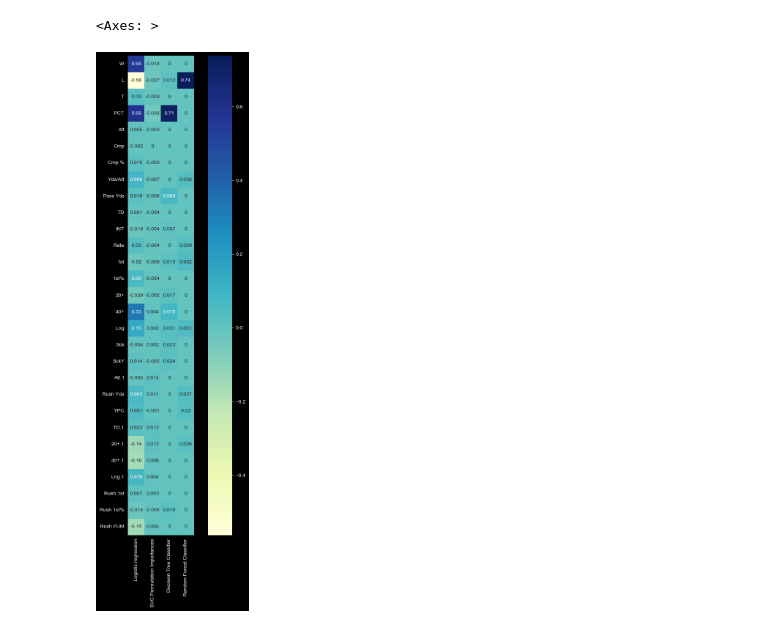
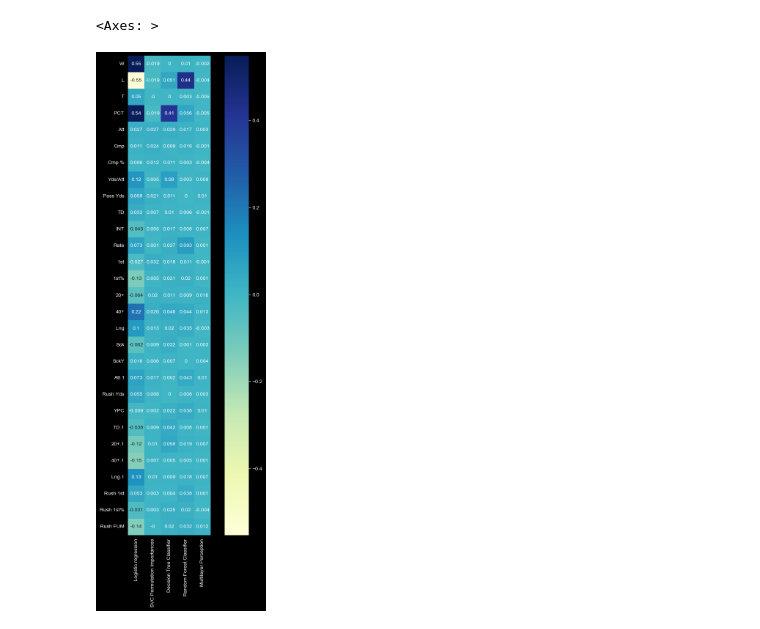
Before and after one commit to andrewtsteves/Championship-Predictor, a Jupyter notebook: Offense/feature_importances.ipynb, the cells around one changed output. Cells and saved outputs as stored; diff of their text form; code cells hidden in the pictures.

Commit message:
Added multilayer percerpton functionality to all offensive stats. It did not do what I had hoped.

```diff
--- a/Offense/feature_importances.ipynb
+++ b/Offense/feature_importances.ipynb
@@ -77,0 +78,15 @@ plt.show()
+# %%
+MLP_perms = permutation_importance(M.MLP, M.X_test, M.y_test)
+
+features = pd.DataFrame({'Features': M.X_test.columns,
+                         'Importances': MLP_perms.importances_mean}).sort_values(by='Importances', ascending=False).round(2)
+
+plt.figure(figsize = (8, 10))
+plt.barh(features['Features'], features['Importances'])
+plt.gca().invert_yaxis()
+
+plt.xlabel('Permutation Importance')
+plt.ylabel('Feature')
+plt.title('MLP Permutation Importances')
+
+plt.show()
@@ -78,16 +95,17 @@ plt.show()
 # %%
 comparison_df = pd.DataFrame({'Logistic regression': lr_coefficients.round(3),
                               'SVC Permutation Importances': svc_perms.importances_mean.round(3),
                               'Decision Tree Classifier': dt_importances.round(3),
-                              'Random Forest Classifier': rf_importances.round(3)},
+                              'Random Forest Classifier': rf_importances.round(3),
+                              'Multilayer Perception': MLP_perms.importances_mean.round(3)},
                              index = M.X_train.columns)
 
 vmin = comparison_df.values.min()
 vmax = comparison_df.values.max()
 
 plt.figure(figsize = (10, 17))
 sns.heatmap(comparison_df, annot = True, square = True, cmap = 'YlGnBu',
             vmin = vmin, vmax = vmax)
 # %% [output]
 <Axes: >
-[figure, old version]
+[figure, new version]
```
Also changed, not shown: parts of 5 cells of this notebook, 7 other files.
